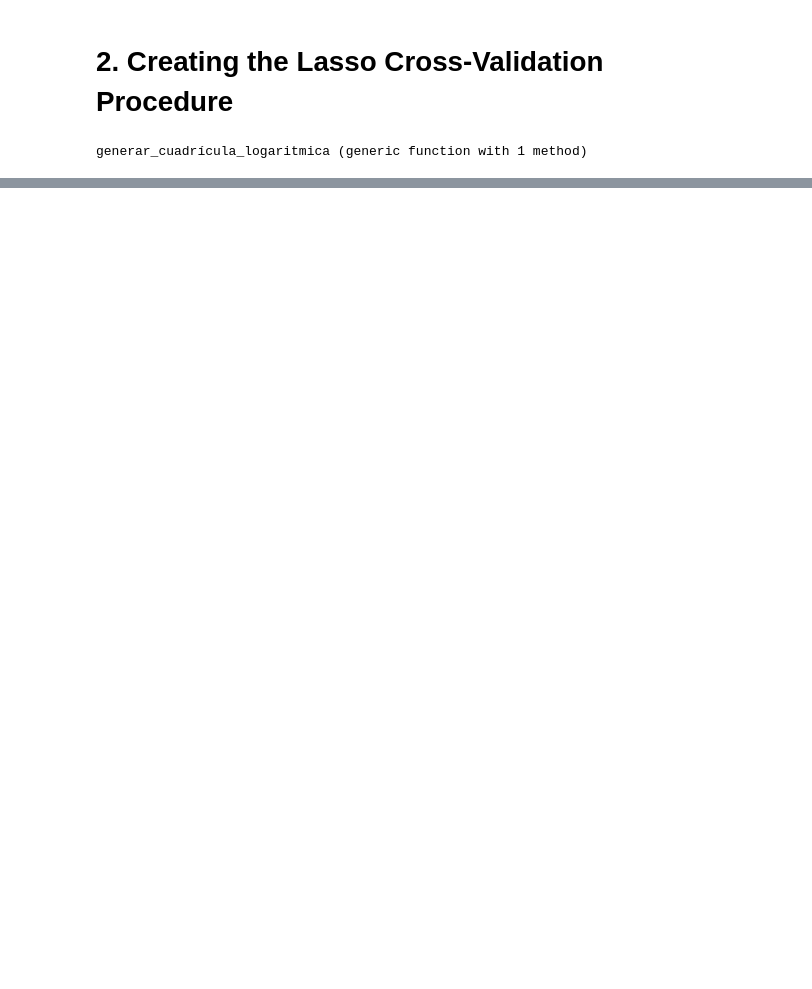
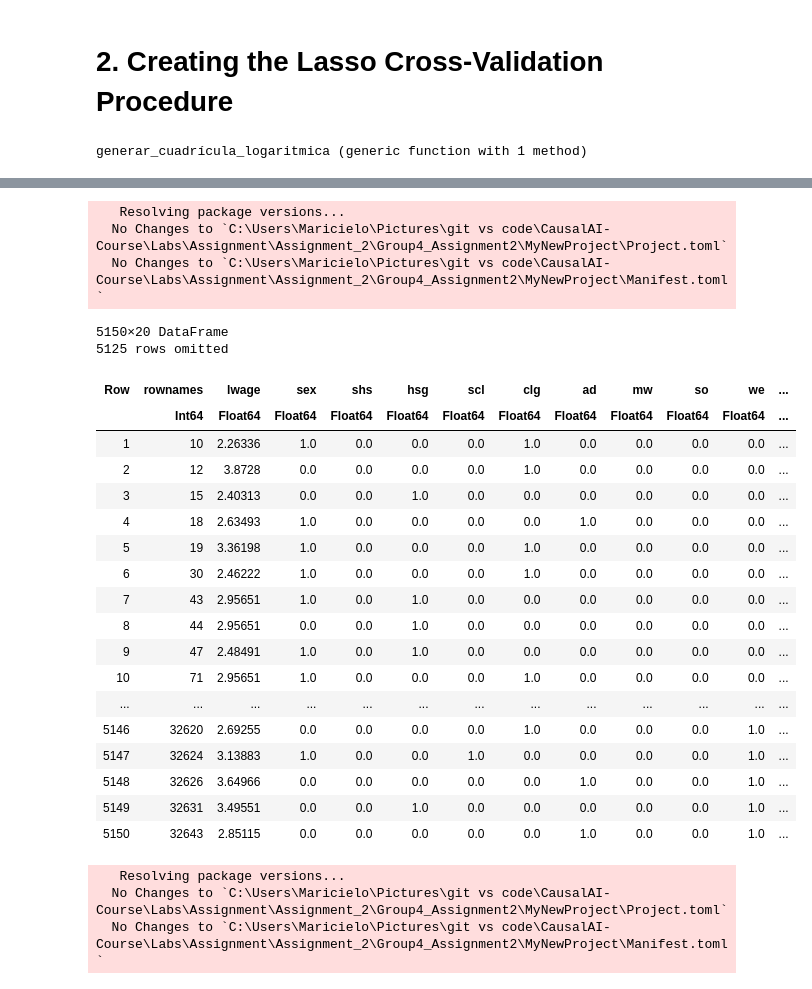
Before and after one commit to d2cml-ai/CausalAI-Course, a Jupyter notebook: Labs/Assignment/Assignment_2/Group4_Assignment2/Group4_Assignment2_Julia.ipynb, the cells around one changed output, grey strips where cells are left out. Saved outputs shown, nothing was run; the diff lists cells and outputs as text; code cells hidden in the pictures; blank space fills up the shorter version.

```diff
--- a/Labs/Assignment/Assignment_2/Group4_Assignment2/Group4_Assignment2_Julia.ipynb
+++ b/Labs/Assignment/Assignment_2/Group4_Assignment2/Group4_Assignment2_Julia.ipynb
@@ -242,0 +420,50 @@ encontrar_lambda_optimo (generic function with 1 method)
+# %%
+#Answer 10
+using Pkg
+Pkg.add("HDMjl")
+# %% [output]
+   Resolving package versions...
+  No Changes to `C:\Users\Maricielo\Pictures\git vs code\CausalAI-Course\Labs\Assignment\Assignment_2\Group4_Assignment2\MyNewProject\Project.toml`
+  No Changes to `C:\Users\Maricielo\Pictures\git vs code\CausalAI-Course\Labs\Assignment\Assignment_2\Group4_Assignment2\MyNewProject\Manifest.toml`
+# %%
+using HDMjl, DataFrames, CSV
+
+# Cargar los datos
+data = CSV.read("../../../../data/wage2015_subsample_inference.csv", DataFrame)
+##data = CSV.File("https://raw.githubusercontent.com/d2cml-ai/CausalAI-Course/main/data/wage2015_subsample_inference.csv") |> DataFrame
+
+# Definir la variable dependiente y las independientes
+y = data.wage
+X = select(data, Not(:wage))
+# %% [output]
+5150×20 DataFrame
+5125 rows omitted
+| Row | rownames | lwage | sex | shs | hsg | scl | clg | ad | mw | so | we | ... |
+|  | Int64 | Float64 | Float64 | Float64 | Float64 | Float64 | Float64 | Float64 | Float64 | Float64 | Float64 | ... |
+| 1 | 10 | 2.26336 | 1.0 | 0.0 | 0.0 | 0.0 | 1.0 | 0.0 | 0.0 | 0.0 | 0.0 | ... |
+| 2 | 12 | 3.8728 | 0.0 | 0.0 | 0.0 | 0.0 | 1.0 | 0.0 | 0.0 | 0.0 | 0.0 | ... |
+| 3 | 15 | 2.40313 | 0.0 | 0.0 | 1.0 | 0.0 | 0.0 | 0.0 | 0.0 | 0.0 | 0.0 | ... |
+| 4 | 18 | 2.63493 | 1.0 | 0.0 | 0.0 | 0.0 | 0.0 | 1.0 | 0.0 | 0.0 | 0.0 | ... |
+| 5 | 19 | 3.36198 | 1.0 | 0.0 | 0.0 | 0.0 | 1.0 | 0.0 | 0.0 | 0.0 | 0.0 | ... |
+| 6 | 30 | 2.46222 | 1.0 | 0.0 | 0.0 | 0.0 | 1.0 | 0.0 | 0.0 | 0.0 | 0.0 | ... |
+| 7 | 43 | 2.95651 | 1.0 | 0.0 | 1.0 | 0.0 | 0.0 | 0.0 | 0.0 | 0.0 | 0.0 | ... |
+| 8 | 44 | 2.95651 | 0.0 | 0.0 | 1.0 | 0.0 | 0.0 | 0.0 | 0.0 | 0.0 | 0.0 | ... |
+| 9 | 47 | 2.48491 | 1.0 | 0.0 | 1.0 | 0.0 | 0.0 | 0.0 | 0.0 | 0.0 | 0.0 | ... |
+| 10 | 71 | 2.95651 | 1.0 | 0.0 | 0.0 | 0.0 | 1.0 | 0.0 | 0.0 | 0.0 | 0.0 | ... |
+| ... | ... | ... | ... | ... | ... | ... | ... | ... | ... | ... | ... | ... |
+| 5146 | 32620 | 2.69255 | 0.0 | 0.0 | 0.0 | 0.0 | 1.0 | 0.0 | 0.0 | 0.0 | 1.0 | ... |
+| 5147 | 32624 | 3.13883 | 1.0 | 0.0 | 0.0 | 1.0 | 0.0 | 0.0 | 0.0 | 0.0 | 1.0 | ... |
+| 5148 | 32626 | 3.64966 | 0.0 | 0.0 | 0.0 | 0.0 | 0.0 | 1.0 | 0.0 | 0.0 | 1.0 | ... |
+| 5149 | 32631 | 3.49551 | 0.0 | 0.0 | 1.0 | 0.0 | 0.0 | 0.0 | 0.0 | 0.0 | 1.0 | ... |
+| 5150 | 32643 | 2.85115 | 0.0 | 0.0 | 0.0 | 0.0 | 0.0 | 1.0 | 0.0 | 0.0 | 1.0 | ... |
+# %%
+using Pkg
+Pkg.add("HDMjl")
+using HDMjl
+using DataFrames, CSV
+using Random
+using StatsBase
+# %% [output]
+   Resolving package versions...
+  No Changes to `C:\Users\Maricielo\Pictures\git vs code\CausalAI-Course\Labs\Assignment\Assignment_2\Group4_Assignment2\MyNewProject\Project.toml`
+  No Changes to `C:\Users\Maricielo\Pictures\git vs code\CausalAI-Course\Labs\Assignment\Assignment_2\Group4_Assignment2\MyNewProject\Manifest.toml`
```
Also changed, not shown: parts of 16 cells of this notebook.
